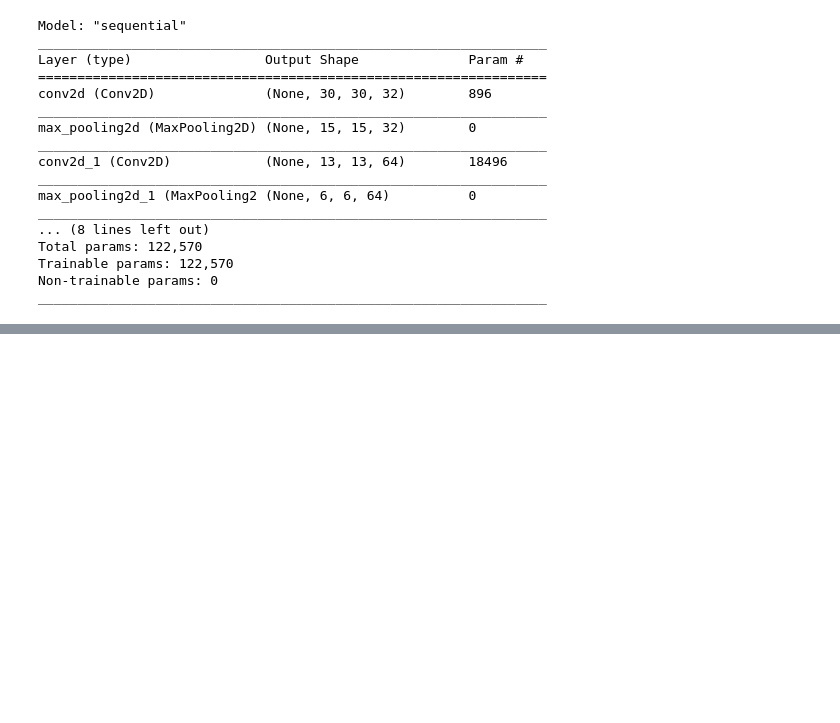
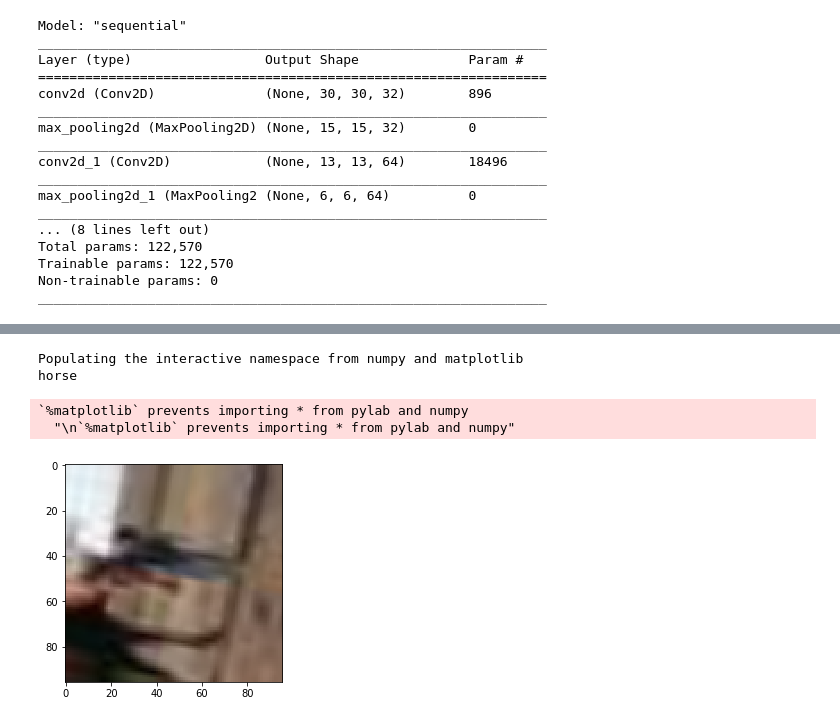
Before and after one commit to kenter1/CAP5610Hw2, a Jupyter notebook: Homework 2.ipynb, the cells around one changed output, grey strips where cells are left out. Saved outputs shown, nothing was run; the diff lists cells and outputs as text; code cells hidden in the pictures; blank space fills up the shorter version.

```diff
--- a/Homework 2.ipynb
+++ b/Homework 2.ipynb
@@ -270,0 +80,9 @@ Wall time: 47.6 s
+# %%
+from sklearn.model_selection import train_test_split
+import random
+
+train, validation, train_labels, validation_labels = train_test_split(train, train_labels, test_size= 0.2, random_state= random.randint(0, 100000))
+
+batch_size = 100
+train_seq = CIFAR10Sequence(train, train_labels, batch_size)
+validation_seq = CIFAR10Sequence(validation, validation_labels, batch_size)
@@ -705,0 +258,33 @@ Epoch 00008: early stopping
+# %%
+import os
+location =  r"E:\Data\CIFAR10\Original\Train"
+files = sorted(os.listdir(location), key=lambda x : int(x[:-5]))
+train = [ r"{}\{}".format(location,i) for i in files]
+
+location = r"E:\Data\CIFAR10\Original"
+file = "Train_Label.csv"
+train_labels = pd.read_csv(r"{}/{}".format(location, file),index_col=0).values
+# %%
+from sklearn.model_selection import train_test_split
+import random
+
+train, validation, train_labels, validation_labels = train_test_split(train, train_labels, test_size= 0.2, random_state= random.randint(0, 100000))
+
+batch_size = 32
+train_seq = CIFAR10AugmentationAndResize(train, train_labels, batch_size)
+validation_seq = CIFAR10AugmentationAndResize(validation, validation_labels, batch_size, augmentations=False)
+# %%
+%pylab inline
+import matplotlib.pyplot as plt
+
+class_names = ['airplane', 'automobile', 'bird', 'cat', 'deer', 'dog', 'frog', 'horse', 'ship', 'truck']
+
+example, example_label = train_seq.__getitem__(0)
+plt.imshow(example[0])
+print(class_names[example_label[0,0]])
+# %% [output]
+Populating the interactive namespace from numpy and matplotlib
+horse
+`%matplotlib` prevents importing * from pylab and numpy
+  "\n`%matplotlib` prevents importing * from pylab and numpy"
+[figure, added]
```
Also changed, not shown: parts of 121 cells of this notebook, 7 other files.
